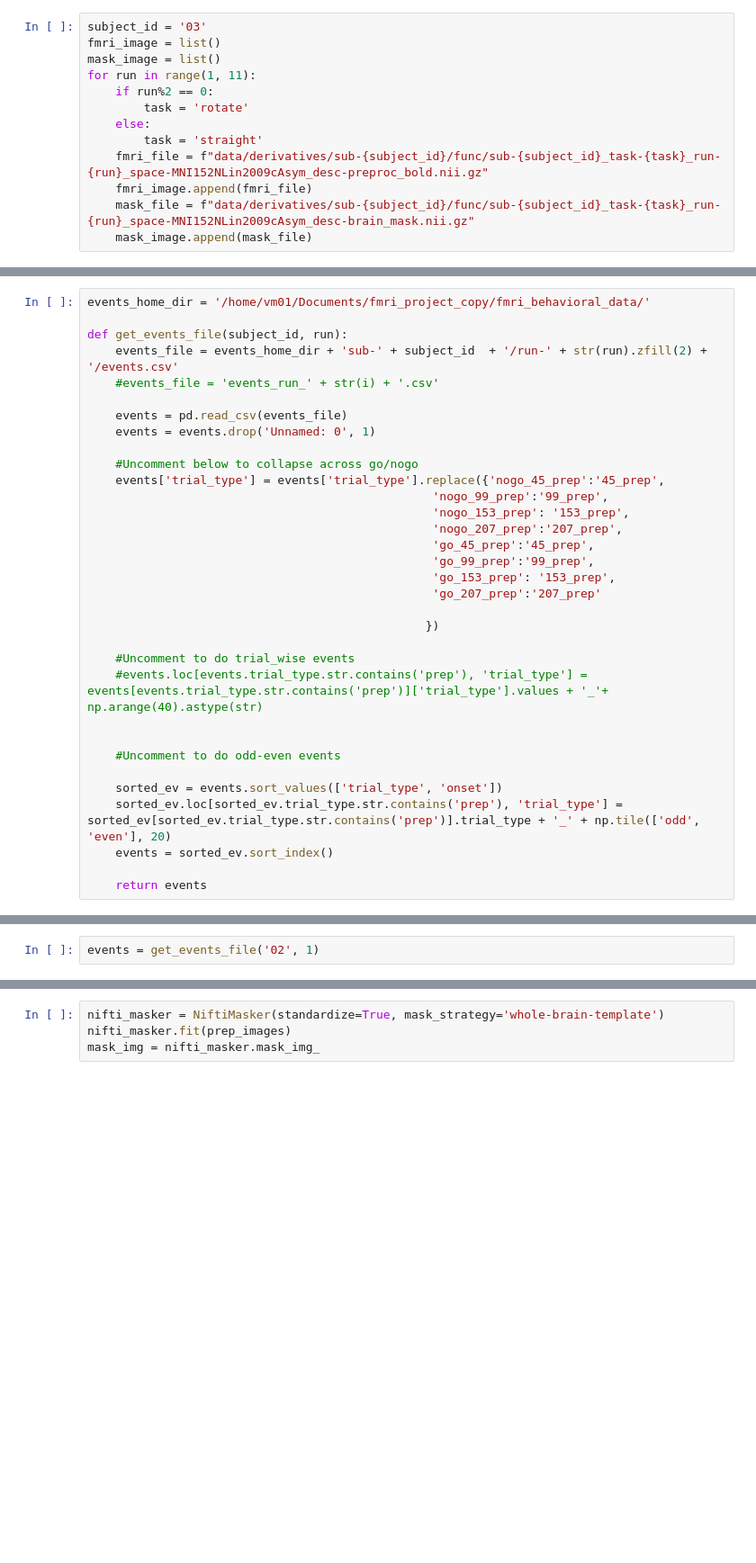
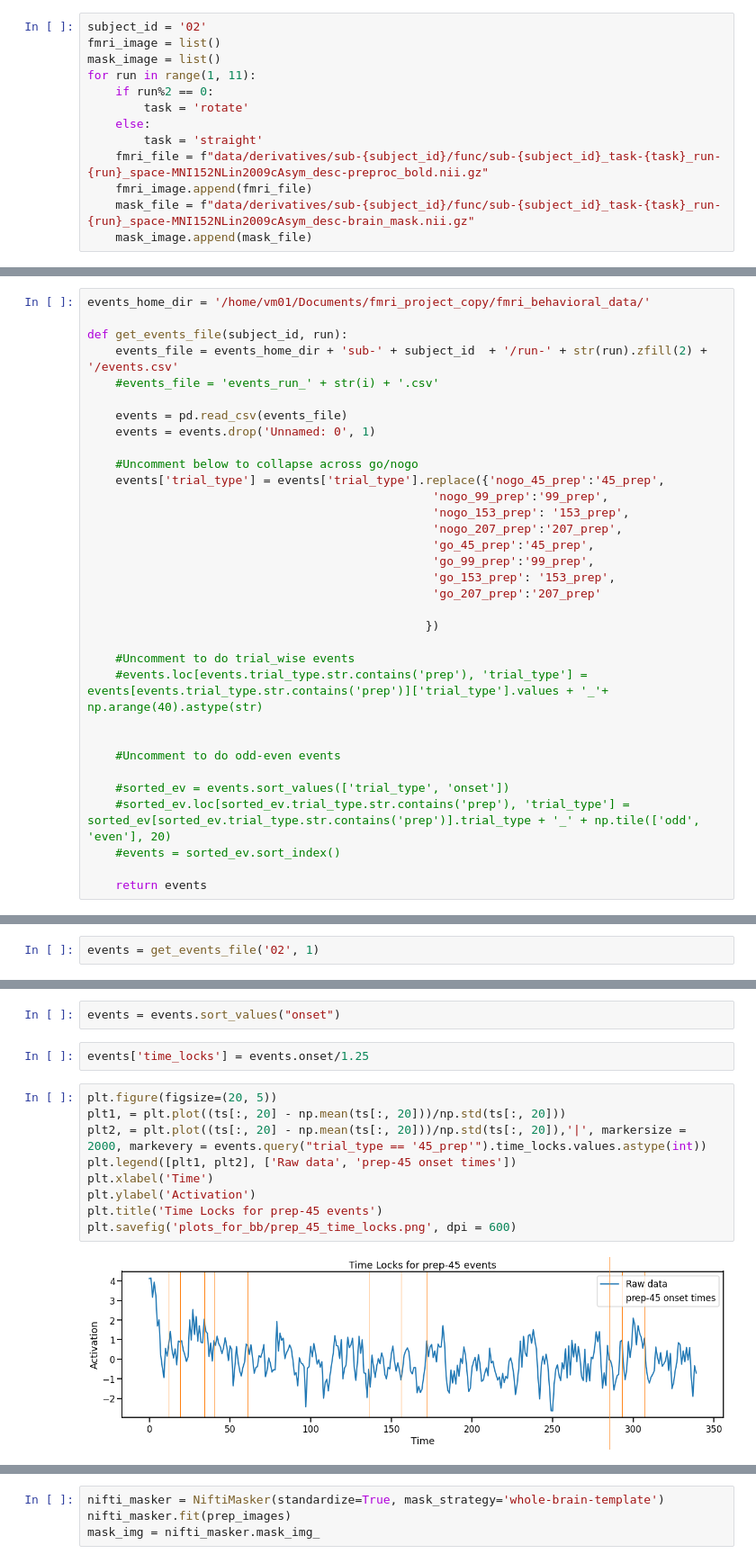
Before and after one commit to tejas-savalia/fmri_project, a Jupyter notebook: glm_analyses.ipynb, the cells around one changed output, grey strips where cells are left out. Shown at 90% size. Drawn from its saved outputs; the diff is of its cells as text; blank space fills up the shorter version.

```diff
--- a/glm_analyses.ipynb
+++ b/glm_analyses.ipynb
@@ -17,7 +18,7 @@ from nilearn.decoding import Decoder
 # %% [markdown]
 ## Extract fmri and mask files
 # %%
-subject_id = '03'
+subject_id = '02'
 fmri_image = list()
 mask_image = list()
 for run in range(1, 11):
@@ -59,9 +60,9 @@ def get_events_file(subject_id, run):
 
     #Uncomment to do odd-even events
 
-    sorted_ev = events.sort_values(['trial_type', 'onset'])
-    sorted_ev.loc[sorted_ev.trial_type.str.contains('prep'), 'trial_type'] = sorted_ev[sorted_ev.trial_type.str.contains('prep')].trial_type + '_' + np.tile(['odd', 'even'], 20)
-    events = sorted_ev.sort_index()
+    #sorted_ev = events.sort_values(['trial_type', 'onset'])
+    #sorted_ev.loc[sorted_ev.trial_type.str.contains('prep'), 'trial_type'] = sorted_ev[sorted_ev.trial_type.str.contains('prep')].trial_type + '_' + np.tile(['odd', 'even'], 20)
+    #events = sorted_ev.sort_index()
 
     return events
 # %%
@@ -276,0 +301,15 @@ prep_images = image.index_img(fmri_image[0], np.ravel(np.vstack((indices, indice
+# %%
+events = events.sort_values("onset")
+# %%
+events['time_locks'] = events.onset/1.25
+# %%
+plt.figure(figsize=(20, 5))
+plt1, = plt.plot((ts[:, 20] - np.mean(ts[:, 20]))/np.std(ts[:, 20]))
+plt2, = plt.plot((ts[:, 20] - np.mean(ts[:, 20]))/np.std(ts[:, 20]),'|', markersize = 2000, markevery = events.query("trial_type == '45_prep'").time_locks.values.astype(int))
+plt.legend([plt1, plt2], ['Raw data', 'prep-45 onset times'])
+plt.xlabel('Time')
+plt.ylabel('Activation')
+plt.title('Time Locks for prep-45 events')
+plt.savefig('plots_for_bb/prep_45_time_locks.png', dpi = 600)
+# %% [output]
+[figure, added]
```
Also changed, not shown: parts of 44 cells of this notebook, 12 other files.
